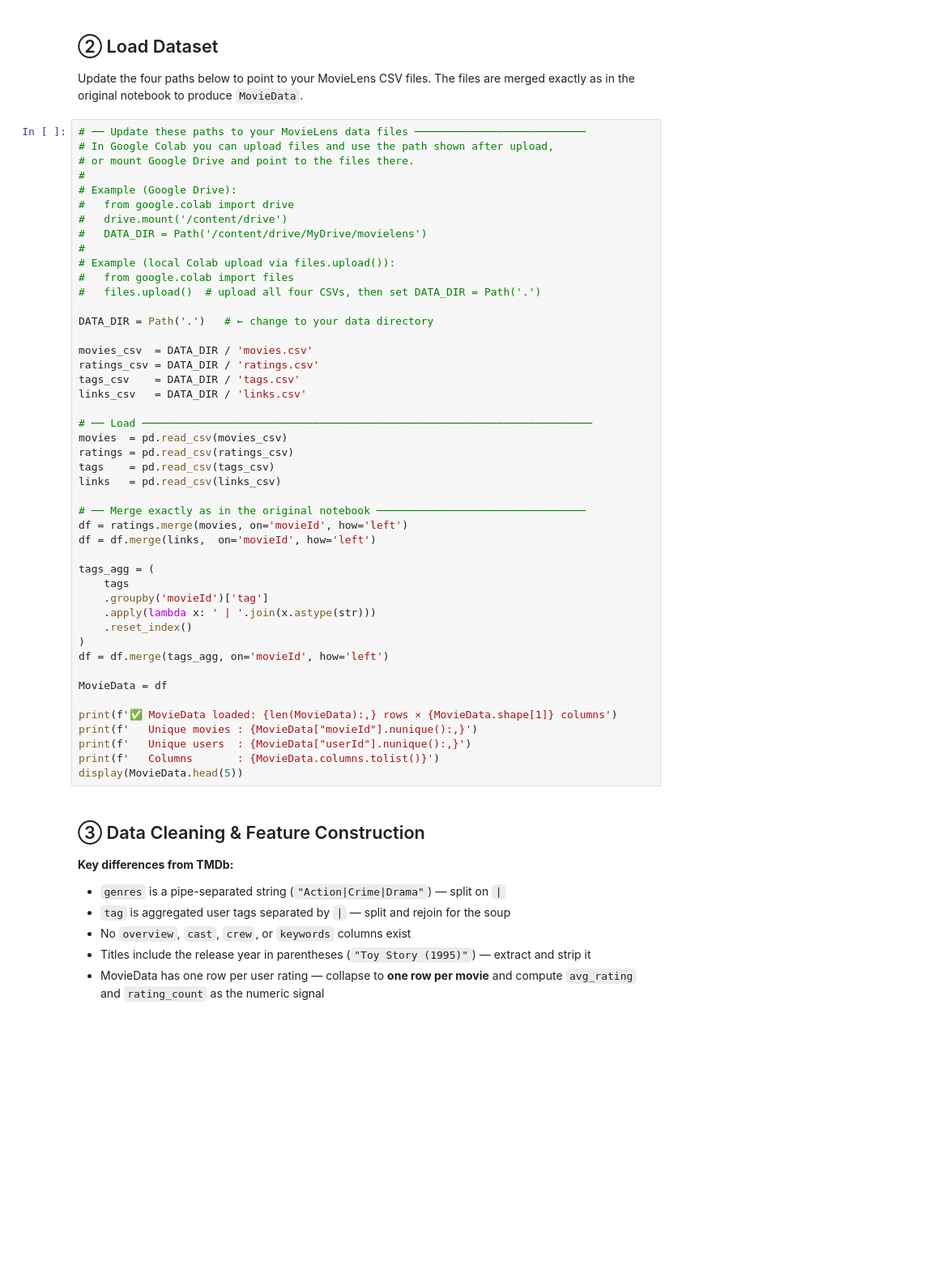
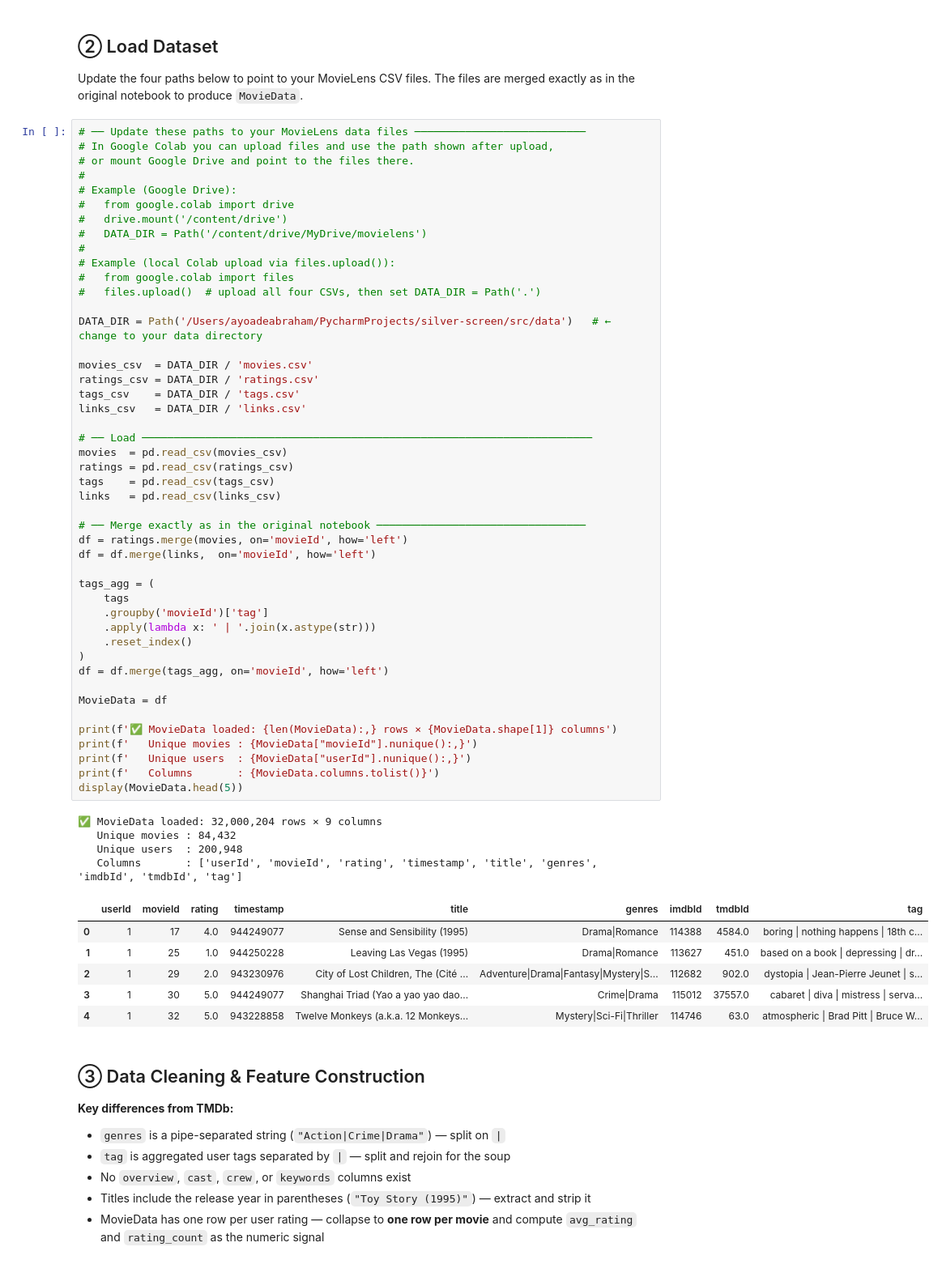
Before and after one commit to ConnorFlok/silver-screen, a Jupyter notebook: CapstoneFinal_MovieLens.ipynb, the cells around one changed output. Shown at 81% size. Saved outputs shown, nothing was run; the diff lists cells and outputs as text; blank space fills up the shorter version.

```diff
--- a/CapstoneFinal_MovieLens.ipynb
+++ b/CapstoneFinal_MovieLens.ipynb
@@ -77,38 +80,49 @@ The files are merged exactly as in the original notebook to produce `MovieData`.
 #   from google.colab import files
 #   files.upload()  # upload all four CSVs, then set DATA_DIR = Path('.')
 
-DATA_DIR = Path('.')   # ← change to your data directory
+DATA_DIR = Path('/Users/ayoadeabraham/PycharmProjects/silver-screen/src/data')   # ← change to your data directory
 
 movies_csv  = DATA_DIR / 'movies.csv'
 ratings_csv = DATA_DIR / 'ratings.csv'
 tags_csv    = DATA_DIR / 'tags.csv'
 links_csv   = DATA_DIR / 'links.csv'
 
 # ── Load ───────────────────────────────────────────────────────────────────────
 movies  = pd.read_csv(movies_csv)
 ratings = pd.read_csv(ratings_csv)
 tags    = pd.read_csv(tags_csv)
 links   = pd.read_csv(links_csv)
 
 # ── Merge exactly as in the original notebook ─────────────────────────────────
 df = ratings.merge(movies, on='movieId', how='left')
 df = df.merge(links,  on='movieId', how='left')
 
 tags_agg = (
     tags
     .groupby('movieId')['tag']
     .apply(lambda x: ' | '.join(x.astype(str)))
     .reset_index()
 )
 df = df.merge(tags_agg, on='movieId', how='left')
 
 MovieData = df
 
 print(f'✅ MovieData loaded: {len(MovieData):,} rows × {MovieData.shape[1]} columns')
 print(f'   Unique movies : {MovieData["movieId"].nunique():,}')
 print(f'   Unique users  : {MovieData["userId"].nunique():,}')
 print(f'   Columns       : {MovieData.columns.tolist()}')
 display(MovieData.head(5))
+# %% [output]
+✅ MovieData loaded: 32,000,204 rows × 9 columns
+   Unique movies : 84,432
+   Unique users  : 200,948
+   Columns       : ['userId', 'movieId', 'rating', 'timestamp', 'title', 'genres', 'imdbId', 'tmdbId', 'tag']
+|  | userId | movieId | rating | timestamp | title | genres | imdbId | tmdbId | tag |
+| 0 | 1 | 17 | 4.0 | 944249077 | Sense and Sensibility (1995) | Drama|Romance | 114388 | 4584.0 | boring | nothing happens | 18th c... |
+| 1 | 1 | 25 | 1.0 | 944250228 | Leaving Las Vegas (1995) | Drama|Romance | 113627 | 451.0 | based on a book | depressing | dr... |
+| 2 | 1 | 29 | 2.0 | 943230976 | City of Lost Children, The (Cité ... | Adventure|Drama|Fantasy|Mystery|S... | 112682 | 902.0 | dystopia | Jean-Pierre Jeunet | s... |
+| 3 | 1 | 30 | 5.0 | 944249077 | Shanghai Triad (Yao a yao yao dao... | Crime|Drama | 115012 | 37557.0 | cabaret | diva | mistress | serva... |
+| 4 | 1 | 32 | 5.0 | 943228858 | Twelve Monkeys (a.k.a. 12 Monkeys... | Mystery|Sci-Fi|Thriller | 114746 | 63.0 | atmospheric | Brad Pitt | Bruce W... |
 # %% [markdown]
 ## ③ Data Cleaning & Feature Construction
 
```
Also changed, not shown: parts of 19 cells of this notebook, 1 other file.
